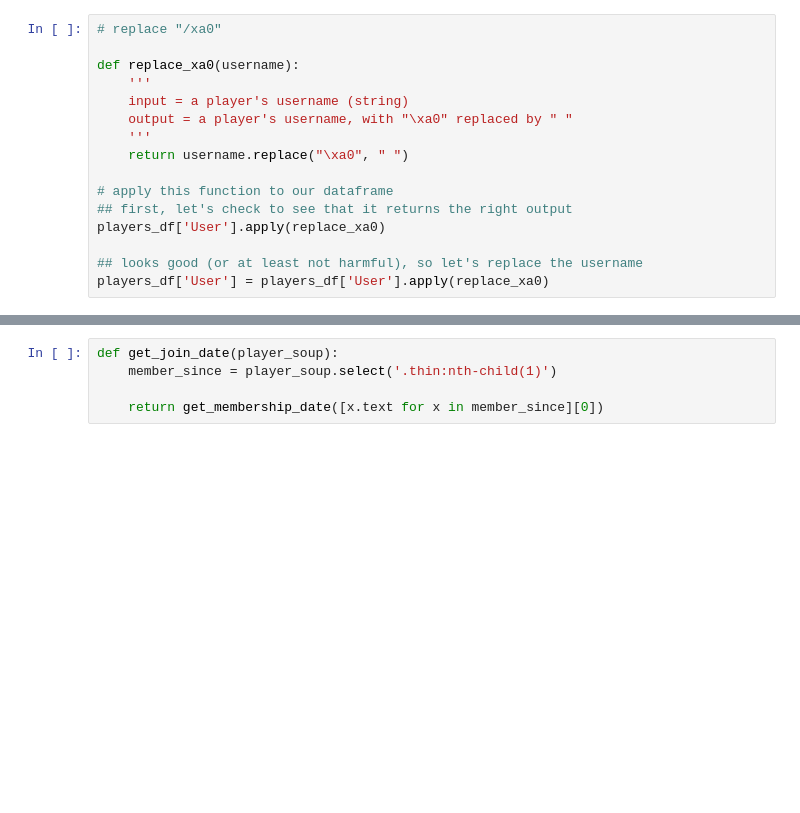
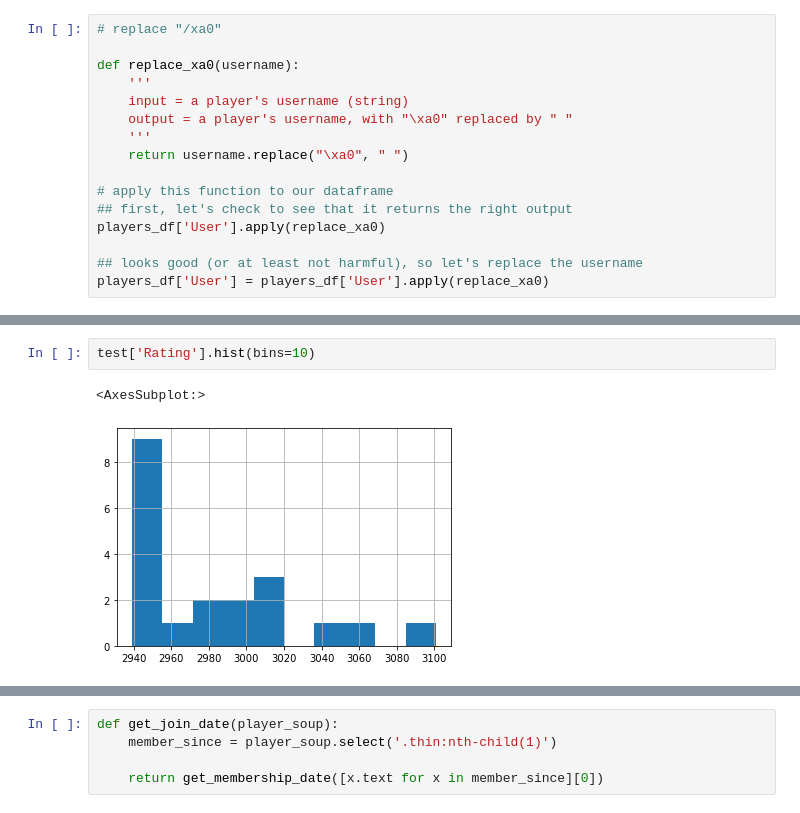
Before and after one commit to m-gaster/Library-Workshop, a Jupyter notebook: Final Tutorial.ipynb, the cells around one changed output, grey strips where cells are left out. Cells and saved outputs as stored; diff of their text form; blank space fills up the shorter version.

```diff
--- a/Final Tutorial.ipynb
+++ b/Final Tutorial.ipynb
@@ -555,3 +765,8 @@ players_df
+# %%
+test['Rating'].hist(bins=10)
+# %% [output]
+<AxesSubplot:>
+[figure, added]
 # %%
 import time
 
```
Also changed, not shown: parts of 24 cells of this notebook.
